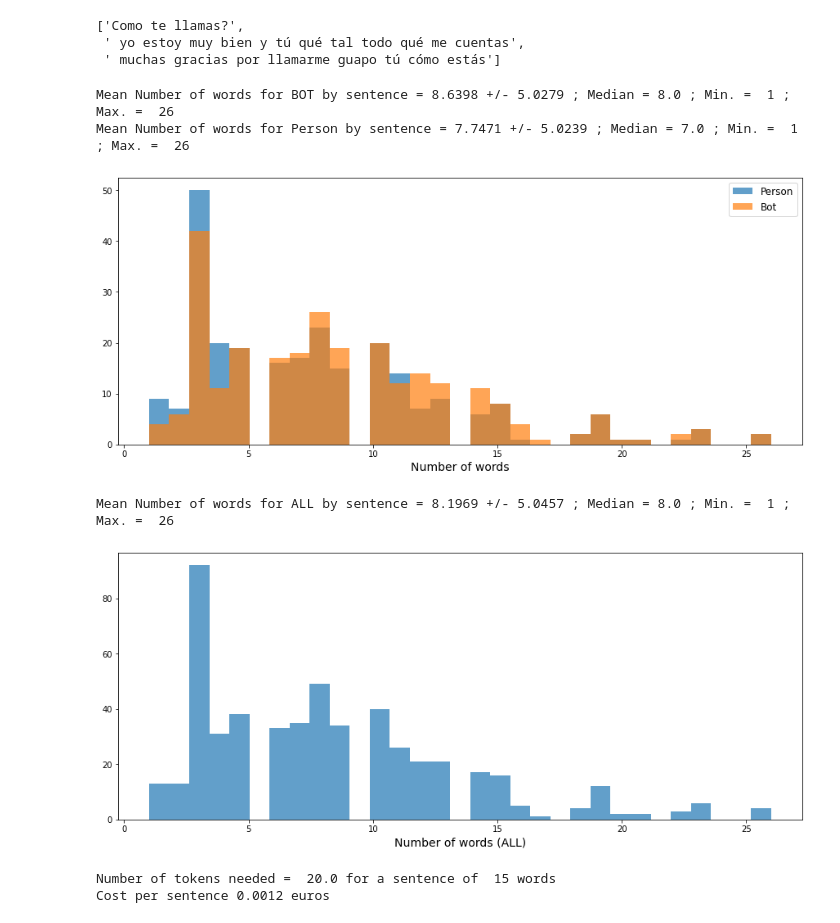
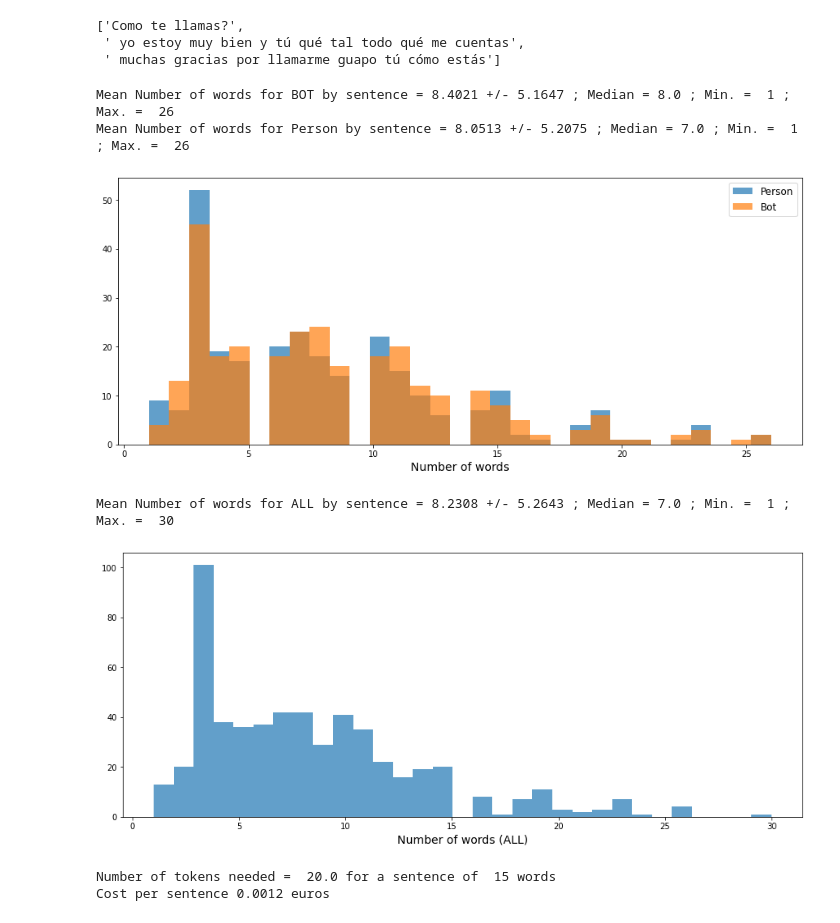
Before and after one commit to ASAPLableni/LableniBot, a Jupyter notebook: PipelineAnalysis.ipynb, the cells around one changed output. Saved outputs shown, nothing was run; the diff lists cells and outputs as text; code cells hidden in the pictures.

Commit message:
small upgrade analysis

```diff
--- a/PipelineAnalysis.ipynb
+++ b/PipelineAnalysis.ipynb
@@ -49,4 +53,15 @@ Number of conversations: 35
 # %%
+def clean_word(word):
+    special_characters = ["?", "¿", "!", "¡", ".", ","]
+    w_new = word.lower()
+    for s_c in special_characters:
+        w_new = w_new.replace(s_c, "")
+
+    return w_new
+
+def avoid_words_func(text):
+    return " ".join([w for w in text.split() if clean_word(w) not in avoid_words_list])
+
 def clean_text(text, subject_name,
                tokenize_spanish=tokenize_spanish,
                spanish_stopwords_th=spanish_stopwords_th,
@@ -130,20 +145,23 @@ for i_df_x, df_x in enumerate(all_df_list):
         # "FreqTime_s": freq_conv_s,
         "NumConv": num_conv,
         "NumSamples": df_x.shape[0],
-        "AllText": whole_text,
-        "OriginalAllText": ". ".join(df_x["SpanishMessage"].values),
-        "Numwords": num_words,
-        "TimeAnsAll": np.mean(time_answer_list),
+        "AllText": avoid_words_func(whole_text),
+        "AllNumUniqWords": len(set([w for w in whole_text.split() if w.isalpha()])),
+        "AllOriginalText": avoid_words_func( ". ".join(df_x["SpanishMessage"].values) ),
+        "AllNumWords": num_words,
+        "AllTimeAns": np.mean(time_answer_list),
         # ### Bot ###
-        "BotText": bot_text,
-        "OriginalBotText": ". ".join(df_bot["SpanishMessage"].values),
-        "NumWordsBot": num_words_bot,
-        "TimeAnsBot": np.mean(time_bot_answer_list),
+        "BotText": avoid_words_func(bot_text),
+        "BotNumUniqWords": len(set([w for w in bot_text.split() if w.isalpha()])),
+        "BotOriginalText": avoid_words_func( ". ".join(df_bot["SpanishMessage"].values) ),
+        "BotNumWords": num_words_bot,
+        "BotTimeAns": np.mean(time_bot_answer_list),
         # ### Person ###
-        "PersonText": person_text,
-        "OriginalPersonText": ". ".join(df_person["SpanishMessage"].values),
-        "NumWordsPerson": num_words_person,
-        "TimeAnsPerson": np.mean(time_pers_answer_list),
+        "PersonText": avoid_words_func(person_text),
+        "PersonNumUniqWords": len(set([w for w in person_text.split() if w.isalpha()])),
+        "PersonOriginalText": avoid_words_func( ". ".join(df_person["SpanishMessage"].values) ),
+        "PersonNumWords": num_words_person,
+        "PersonTimeAns": np.mean(time_pers_answer_list),
     })
 
 df_save = pd.DataFrame(save_res_list)
@@ -255,7 +330,7 @@ def obtain_word_analysis(data, target):
 
     return pd.DataFrame(result_list)
 # %%
-df_bot_result = obtain_word_analysis(df_save, "OriginalBotText")
+df_bot_result = obtain_word_analysis(df_save, "BotOriginalText")
 
 bot_word_number = []
 for my_list in df_bot_result["num_words_in_sentence"].tolist():
@@ -263,7 +338,7 @@ for my_list in df_bot_result["num_words_in_sentence"].tolist():
 
 aute.stat_print(bot_word_number, "Number of words for BOT by sentence")
 
-df_person_result = obtain_word_analysis(df_save, "OriginalPersonText")
+df_person_result = obtain_word_analysis(df_save, "PersonOriginalText")
 
 person_word_number = []
 for my_list in df_person_result["num_words_in_sentence"].tolist():
@@ -280,27 +355,27 @@ plt.legend(fontsize=12)
 
 plt.show()
 # %% [output]
-Mean Number of words for BOT by sentence = 8.6398 +/- 5.0279 ; Median = 8.0 ; Min. =  1 ; Max. =  26
-Mean Number of words for Person by sentence = 7.7471 +/- 5.0239 ; Median = 7.0 ; Min. =  1 ; Max. =  26
+Mean Number of words for BOT by sentence = 8.4021 +/- 5.1647 ; Median = 8.0 ; Min. =  1 ; Max. =  26
+Mean Number of words for Person by sentence = 8.0513 +/- 5.2075 ; Median = 7.0 ; Min. =  1 ; Max. =  26
-[figure, old version]
+[figure, new version]
 # %%
-df_all_result = obtain_word_analysis(df_save, "OriginalAllText")
+df_all_result = obtain_word_analysis(df_save, "AllOriginalText")
 
 all_word_number = []
 for my_list in df_all_result["num_words_in_sentence"].tolist():
     all_word_number += my_list
 
 aute.stat_print(all_word_number, "Number of words for ALL by sentence")
 
 plt.figure(figsize=(15, 6))
 
 plt.hist(all_word_number, bins=31, alpha=0.7, label="All")
 plt.xlabel("Number of words (ALL)", fontsize=14)
 
 plt.show()
 # %% [output]
-Mean Number of words for ALL by sentence = 8.1969 +/- 5.0457 ; Median = 8.0 ; Min. =  1 ; Max. =  26
+Mean Number of words for ALL by sentence = 8.2308 +/- 5.2643 ; Median = 7.0 ; Min. =  1 ; Max. =  30
-[figure, old version]
+[figure, new version]
 # %%
 words_generated = 15
 
```
Also changed, not shown: parts of 19 cells of this notebook, 2 other files.
